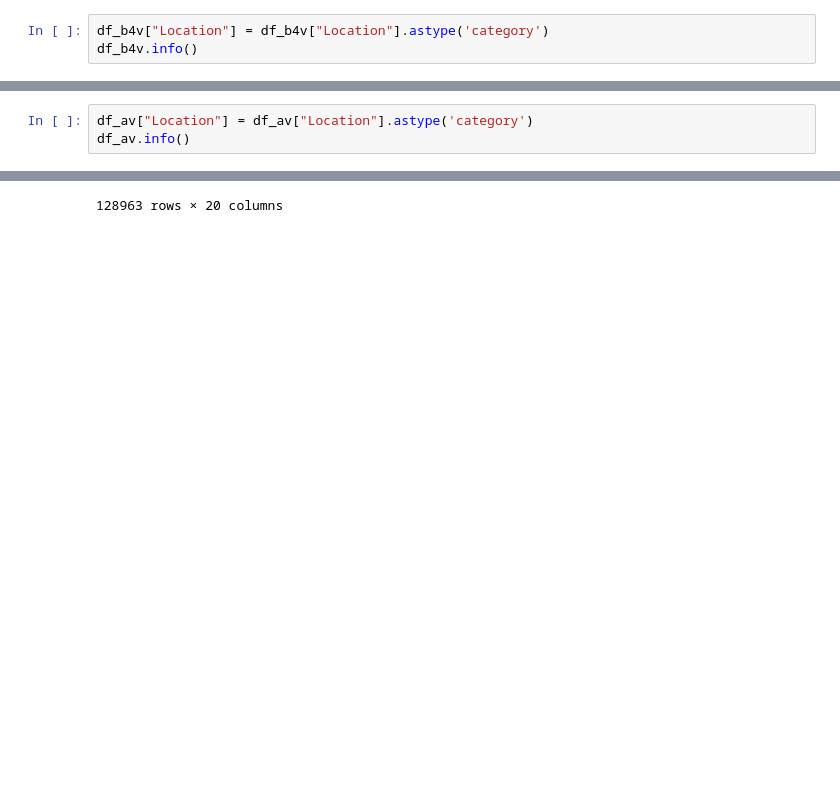
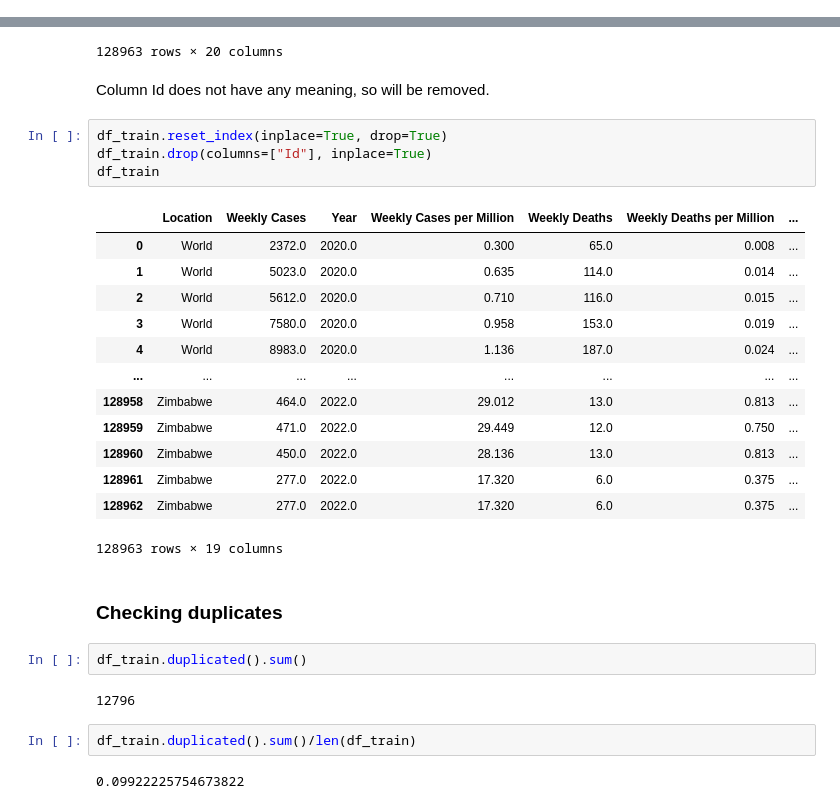
Before and after one commit to BiancaCarneiro/Covid-Prediction, a Jupyter notebook: project/notebooks/covid_preprocessing.ipynb, the cells around one changed output, grey strips where cells are left out. Saved outputs shown, nothing was run; the diff lists cells and outputs as text; blank space fills up the shorter version.

```diff
--- a/project/notebooks/covid_preprocessing.ipynb
+++ b/project/notebooks/covid_preprocessing.ipynb
@@ -148,3 +85,0 @@ The column "Location" is type object, it will be changed to type category. Also,
-# %%
-df_b4v["Location"] = df_b4v["Location"].astype('category')
-df_b4v.info()
@@ -174,3 +85,0 @@ See the caveats in the documentation: https://pandas.pydata.org/pandas-docs/stab
-# %%
-df_av["Location"] = df_av["Location"].astype('category')
-df_av.info()
@@ -370,3 +240,33 @@ df_train
 | 129154 | 961193720.0 | Zimbabwe | 277.0 | 2022.0 | 17.320 | 6.0 | 0.375 | ... |
 | 129155 | 832612563.0 | Zimbabwe | 277.0 | 2022.0 | 17.320 | 6.0 | 0.375 | ... |
 128963 rows × 20 columns
+# %% [markdown]
+Column Id does not have any meaning, so will be removed.
+# %%
+df_train.reset_index(inplace=True, drop=True)
+df_train.drop(columns=["Id"], inplace=True)
+df_train
+# %% [output]
+|  | Location | Weekly Cases | Year | Weekly Cases per Million | Weekly Deaths | Weekly Deaths per Million | ... |
+| 0 | World | 2372.0 | 2020.0 | 0.300 | 65.0 | 0.008 | ... |
+| 1 | World | 5023.0 | 2020.0 | 0.635 | 114.0 | 0.014 | ... |
+| 2 | World | 5612.0 | 2020.0 | 0.710 | 116.0 | 0.015 | ... |
+| 3 | World | 7580.0 | 2020.0 | 0.958 | 153.0 | 0.019 | ... |
+| 4 | World | 8983.0 | 2020.0 | 1.136 | 187.0 | 0.024 | ... |
+| ... | ... | ... | ... | ... | ... | ... | ... |
+| 128958 | Zimbabwe | 464.0 | 2022.0 | 29.012 | 13.0 | 0.813 | ... |
+| 128959 | Zimbabwe | 471.0 | 2022.0 | 29.449 | 12.0 | 0.750 | ... |
+| 128960 | Zimbabwe | 450.0 | 2022.0 | 28.136 | 13.0 | 0.813 | ... |
+| 128961 | Zimbabwe | 277.0 | 2022.0 | 17.320 | 6.0 | 0.375 | ... |
+| 128962 | Zimbabwe | 277.0 | 2022.0 | 17.320 | 6.0 | 0.375 | ... |
+128963 rows × 19 columns
+# %% [markdown]
+### Checking duplicates
+# %%
+df_train.duplicated().sum()
+# %% [output]
+12796
+# %%
+df_train.duplicated().sum()/len(df_train)
+# %% [output]
+0.09922225754673822
```
Also changed, not shown: parts of 73 cells of this notebook, 2 other files.
